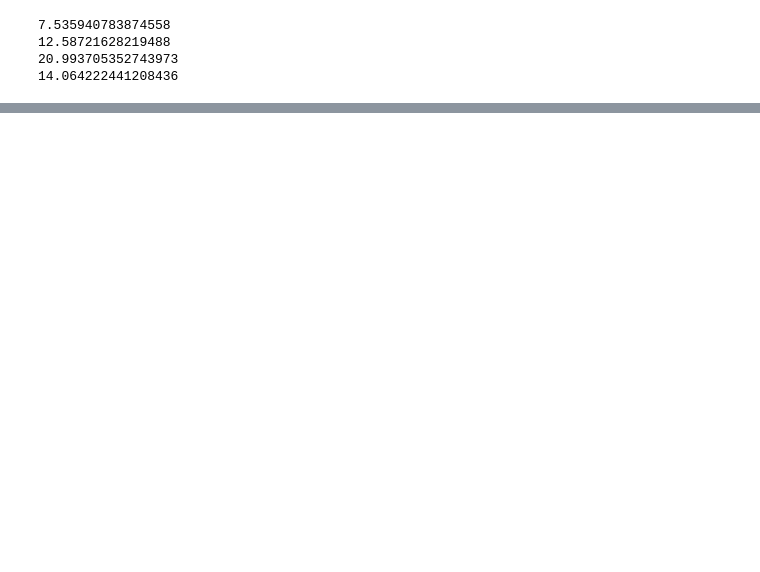
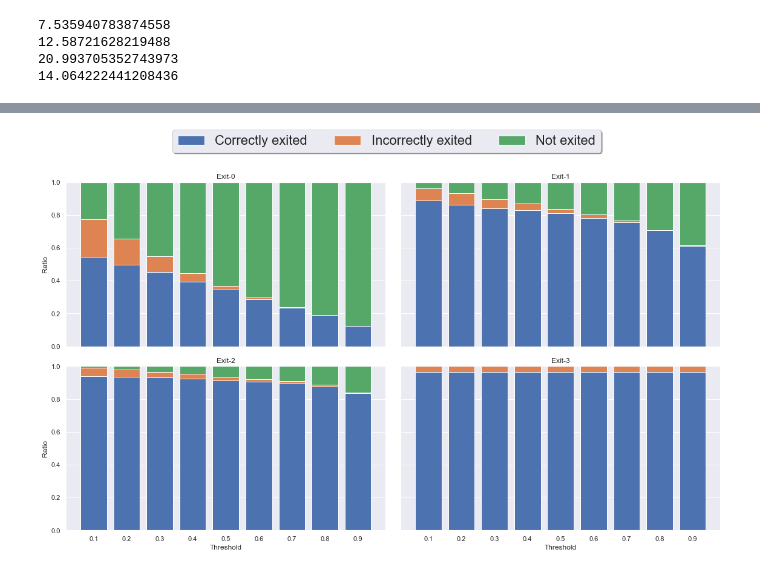
Before and after one commit to AlexKarlsen/thesis-src, a Jupyter notebook: DDNN/logging/threshold_test/Threshold analysis.ipynb, the cells around one changed output, grey strips where cells are left out. Saved outputs shown, nothing was run; the diff lists cells and outputs as text; code cells hidden in the pictures; blank space fills up the shorter version.

```diff
--- a/DDNN/logging/threshold_test/Threshold analysis.ipynb
+++ b/DDNN/logging/threshold_test/Threshold analysis.ipynb
@@ -171,0 +255,62 @@ print(exit_3_time-exit_2_time)
+# %%
+N = np.arange(9)
+fig, ax = plt.subplots(2,2, figsize=(16,9), sharex=True, sharey=True)
+
+
+plt.rcParams.update({'font.size': 12})
+
+plt.setp(ax, xticks=N, xticklabels=[0.1,0.2,0.3,0.4,0.5,0.6,0.7,0.8,0.9])
+
+correct = np.array(sm_exit_hist_correct)
+incorrect = np.array(sm_exit_hist_false)
+
+
+
+exit3_fix_correct = []
+exit3_fix_incorrect = []
+for i in np.arange(0.1,1,0.1):
+    exit3_fix_correct.append(len(df_sm.loc[(df_sm['exit'] == 3) & (df_sm['threshold']==i) & (df_sm['correct']==True) & (df_sm['exited'] == False)]))
+    exit3_fix_incorrect.append(len(df_sm.loc[(df_sm['exit'] == 3) & (df_sm['threshold']==i) & (df_sm['correct']==False) & (df_sm['exited'] == False)]))
+
+
+correct[3] += exit3_fix_correct
+incorrect[3] += exit3_fix_incorrect
+
+correct = correct / 500
+incorrect = incorrect / 500
+
+not_exited = 1- correct - incorrect
+
+ax[0,0].bar(N, correct[0])
+ax[0,0].bar(N, incorrect[0], bottom=correct[0])
+ax[0,0].bar(N, not_exited[0], bottom=correct[0] + incorrect[0])
+ax[0,0].set_title('Exit-0')
+
+ax[0,1].bar(N, correct[1])
+ax[0,1].bar(N, incorrect[1], bottom=correct[1])
+ax[0,1].bar(N, not_exited[1], bottom=correct[1] + incorrect[1])
+ax[0,1].set_title('Exit-1')
+
+ax[1,0].bar(N, correct[2])
+ax[1,0].bar(N, incorrect[2], bottom=correct[2])
+ax[1,0].bar(N, not_exited[2], bottom=correct[2] + incorrect[2])
+ax[1,0].set_title('Exit-2')
+
+ax[1,1].bar(N, correct[3])
+ax[1,1].bar(N, incorrect[3], bottom=correct[3])
+ax[1,1].bar(N, not_exited[3], bottom=correct[3] + incorrect[3])
+ax[1,1].set_title('Exit-3')
+
+#ax[0,0].legend(['Correct', 'Incorrect', 'Not exited'])
+
+for a in ax.flat:
+    a.set(xlabel='Threshold', ylabel='Ratio')
+    a.label_outer()
+
+    # Put a legend below current axis
+fig.legend(['Correctly exited', 'Incorrectly exited', 'Not exited'], loc='upper center', bbox_to_anchor=(0.5, 1.1),
+          fancybox=True, shadow=True, ncol=3, fontsize=22)
+
+fig.tight_layout()
+# %% [output]
+[figure, added]
```
Also changed, not shown: parts of 11 cells of this notebook, 2 other files.
